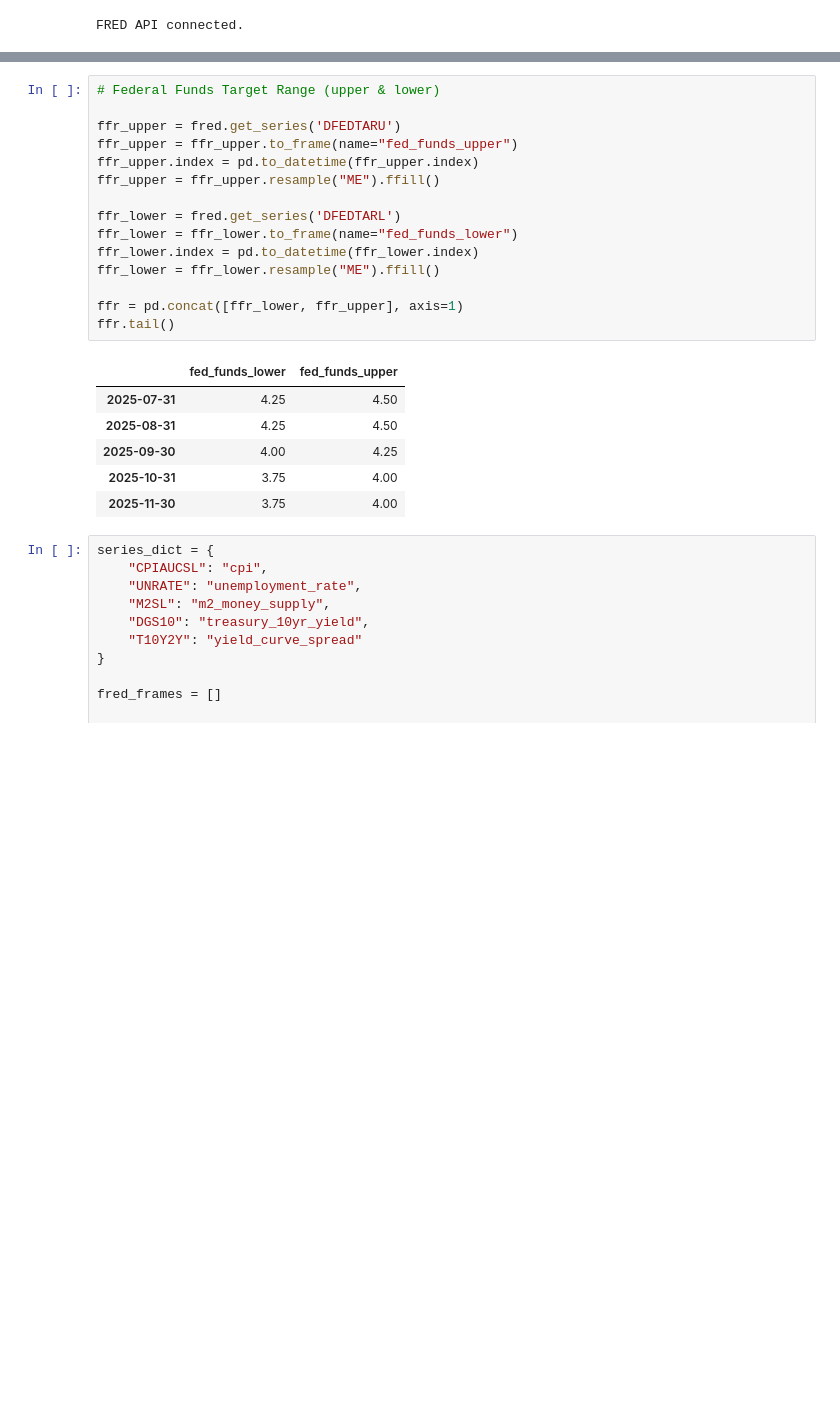
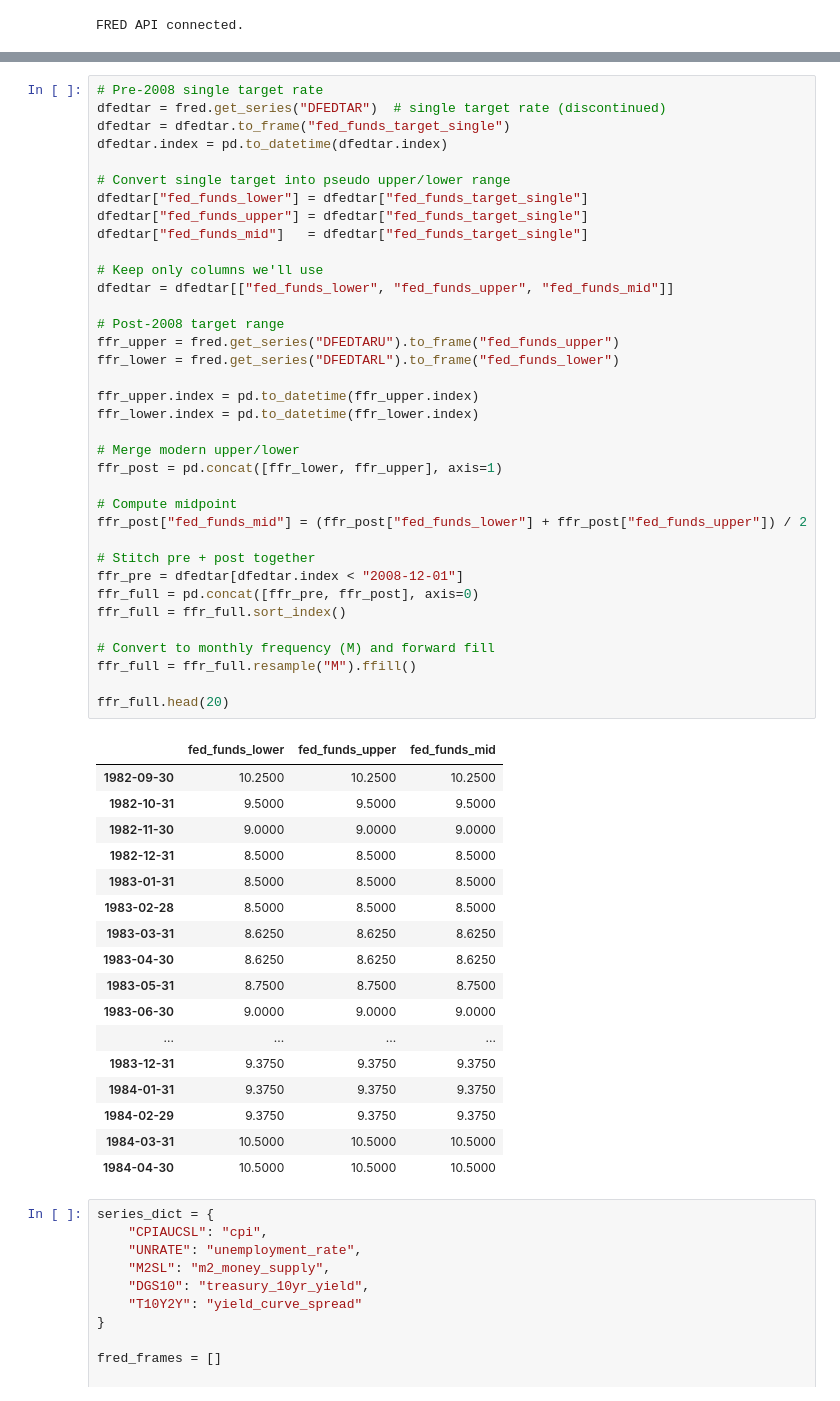
Before and after one commit to carsonschmidty/Interest-Rate-Prediction, a Jupyter notebook: 01_Data_Collection.ipynb, the cells around one changed output, grey strips where cells are left out. Drawn from its saved outputs; the diff is of its cells as text; blank space fills up the shorter version.

```diff
--- a/01_Data_Collection.ipynb
+++ b/01_Data_Collection.ipynb
@@ -54,25 +61,57 @@ Big Mac Index loaded. Rows: 1386
 # %%
-# Federal Funds Target Range (upper & lower)
+# Pre-2008 single target rate
+dfedtar = fred.get_series("DFEDTAR")  # single target rate (discontinued)
+dfedtar = dfedtar.to_frame("fed_funds_target_single")
+dfedtar.index = pd.to_datetime(dfedtar.index)
 
-ffr_upper = fred.get_series('DFEDTARU')
-ffr_upper = ffr_upper.to_frame(name="fed_funds_upper")
+# Convert single target into pseudo upper/lower range
+dfedtar["fed_funds_lower"] = dfedtar["fed_funds_target_single"]
+dfedtar["fed_funds_upper"] = dfedtar["fed_funds_target_single"]
+dfedtar["fed_funds_mid"]   = dfedtar["fed_funds_target_single"]
+
+# Keep only columns we'll use
+dfedtar = dfedtar[["fed_funds_lower", "fed_funds_upper", "fed_funds_mid"]]
+
+# Post-2008 target range
+ffr_upper = fred.get_series("DFEDTARU").to_frame("fed_funds_upper")
+ffr_lower = fred.get_series("DFEDTARL").to_frame("fed_funds_lower")
+
 ffr_upper.index = pd.to_datetime(ffr_upper.index)
-ffr_upper = ffr_upper.resample("ME").ffill()
+ffr_lower.index = pd.to_datetime(ffr_lower.index)
 
-ffr_lower = fred.get_series('DFEDTARL')
-ffr_lower = ffr_lower.to_frame(name="fed_funds_lower")
-ffr_lower.index = pd.to_datetime(ffr_lower.index)
-ffr_lower = ffr_lower.resample("ME").ffill()
+# Merge modern upper/lower
+ffr_post = pd.concat([ffr_lower, ffr_upper], axis=1)
 
-ffr = pd.concat([ffr_lower, ffr_upper], axis=1)
-ffr.tail()
+# Compute midpoint
+ffr_post["fed_funds_mid"] = (ffr_post["fed_funds_lower"] + ffr_post["fed_funds_upper"]) / 2
+
+# Stitch pre + post together
+ffr_pre = dfedtar[dfedtar.index < "2008-12-01"]
+ffr_full = pd.concat([ffr_pre, ffr_post], axis=0)
+ffr_full = ffr_full.sort_index()
+
+# Convert to monthly frequency (M) and forward fill
+ffr_full = ffr_full.resample("M").ffill()
+
+ffr_full.head(20)
 # %% [output]
-|  | fed_funds_lower | fed_funds_upper |
-| 2025-07-31 | 4.25 | 4.50 |
-| 2025-08-31 | 4.25 | 4.50 |
-| 2025-09-30 | 4.00 | 4.25 |
-| 2025-10-31 | 3.75 | 4.00 |
-| 2025-11-30 | 3.75 | 4.00 |
+|  | fed_funds_lower | fed_funds_upper | fed_funds_mid |
+| 1982-09-30 | 10.2500 | 10.2500 | 10.2500 |
+| 1982-10-31 | 9.5000 | 9.5000 | 9.5000 |
+| 1982-11-30 | 9.0000 | 9.0000 | 9.0000 |
+| 1982-12-31 | 8.5000 | 8.5000 | 8.5000 |
+| 1983-01-31 | 8.5000 | 8.5000 | 8.5000 |
+| 1983-02-28 | 8.5000 | 8.5000 | 8.5000 |
+| 1983-03-31 | 8.6250 | 8.6250 | 8.6250 |
+| 1983-04-30 | 8.6250 | 8.6250 | 8.6250 |
+| 1983-05-31 | 8.7500 | 8.7500 | 8.7500 |
+| 1983-06-30 | 9.0000 | 9.0000 | 9.0000 |
+| ... | ... | ... | ... |
+| 1983-12-31 | 9.3750 | 9.3750 | 9.3750 |
+| 1984-01-31 | 9.3750 | 9.3750 | 9.3750 |
+| 1984-02-29 | 9.3750 | 9.3750 | 9.3750 |
+| 1984-03-31 | 10.5000 | 10.5000 | 10.5000 |
+| 1984-04-30 | 10.5000 | 10.5000 | 10.5000 |
 # %%
 series_dict = {
     "CPIAUCSL": "cpi",
```
Also changed, not shown: parts of 5 cells of this notebook, 4 other files.
